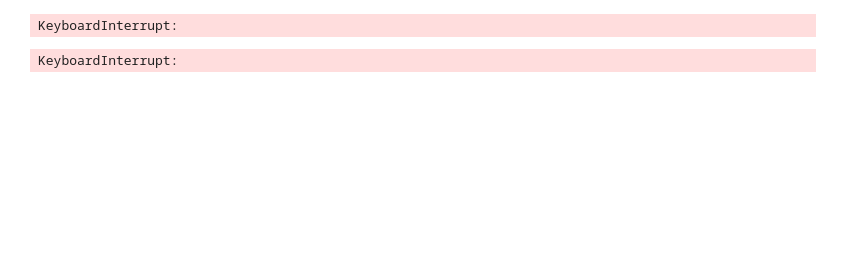
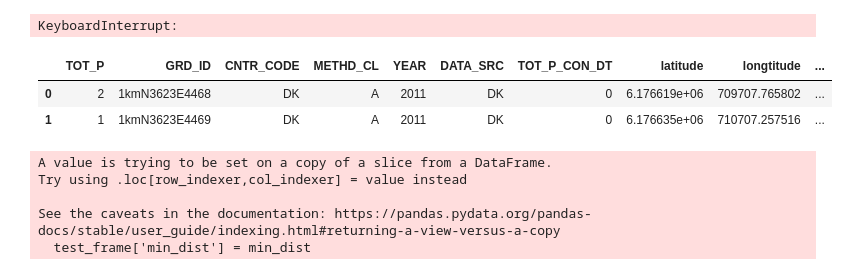
Before and after one commit to Oliverkobaek/thesis_2020, a Jupyter notebook: Population x Apotek.ipynb, the cells around one changed output. Cells and saved outputs as stored; diff of their text form; code cells hidden in the pictures; blank space fills up the shorter version.

```diff
--- a/Population x Apotek.ipynb
+++ b/Population x Apotek.ipynb
@@ -308,9 +308,29 @@ for i in tqdm(range(2008,2010)):
         for z in range(len(d[name]['geometry'])):
             midl_list.append(Function.haversine(Pop_gdf2['geometry'][i],d[name]['geometry'][z]))
         min_dist.append(np.min(midl_list))
-    d[name]['min_dist'] = min_dist
+    Pop_gdf2['min_dist'] = min_dist
-# %% [output]
-KeyboardInterrupt:
+# %%
+    test_frame =  Pop_gdf2[0:2]
+    test_frame
+# %% [output]
+|  | TOT_P | GRD_ID | CNTR_CODE | METHD_CL | YEAR | DATA_SRC | TOT_P_CON_DT | latitude | longtitude | ... |
+| 0 | 2 | 1kmN3623E4468 | DK | A | 2011 | DK | 0 | 6.176619e+06 | 709707.765802 | ... |
+| 1 | 1 | 1kmN3623E4469 | DK | A | 2011 | DK | 0 | 6.176635e+06 | 710707.257516 | ... |
+# %%
+    min_dist = []
+    test_frame =  Pop_gdf2[0:2]
+    for i in range(len(Pop_gdf2['geometry'][0:2])):
+        midl_list = []
+        for z in range(len(d[name]['geometry'])):
+            midl_list.append(Function.haversine(Pop_gdf2['geometry'][i],d[name]['geometry'][z]))
+        min_dist.append(np.min(midl_list))
+    test_frame['min_dist'] = min_dist
+# %% [output]
+A value is trying to be set on a copy of a slice from a DataFrame.
+Try using .loc[row_indexer,col_indexer] = value instead
+
+See the caveats in the documentation: https://pandas.pydata.org/pandas-docs/stable/user_guide/indexing.html#returning-a-view-versus-a-copy
+  test_frame['min_dist'] = min_dist
 # %%
 # %% [output]
 |  | TOT_P | GRD_ID | CNTR_CODE | METHD_CL | YEAR | DATA_SRC | TOT_P_CON_DT | latitude | longtitude | ... |
```
Also changed, not shown: parts of 1 cell of this notebook.
